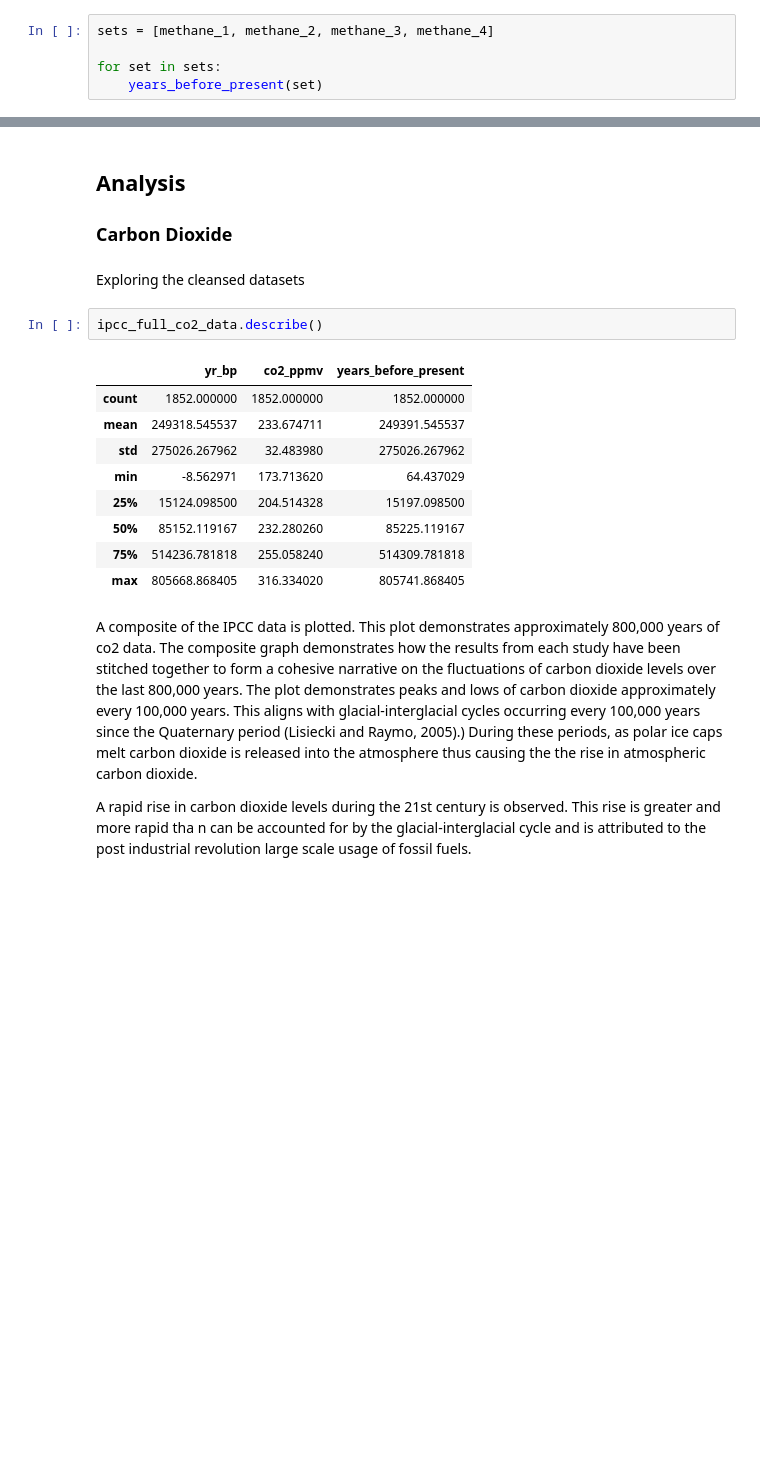
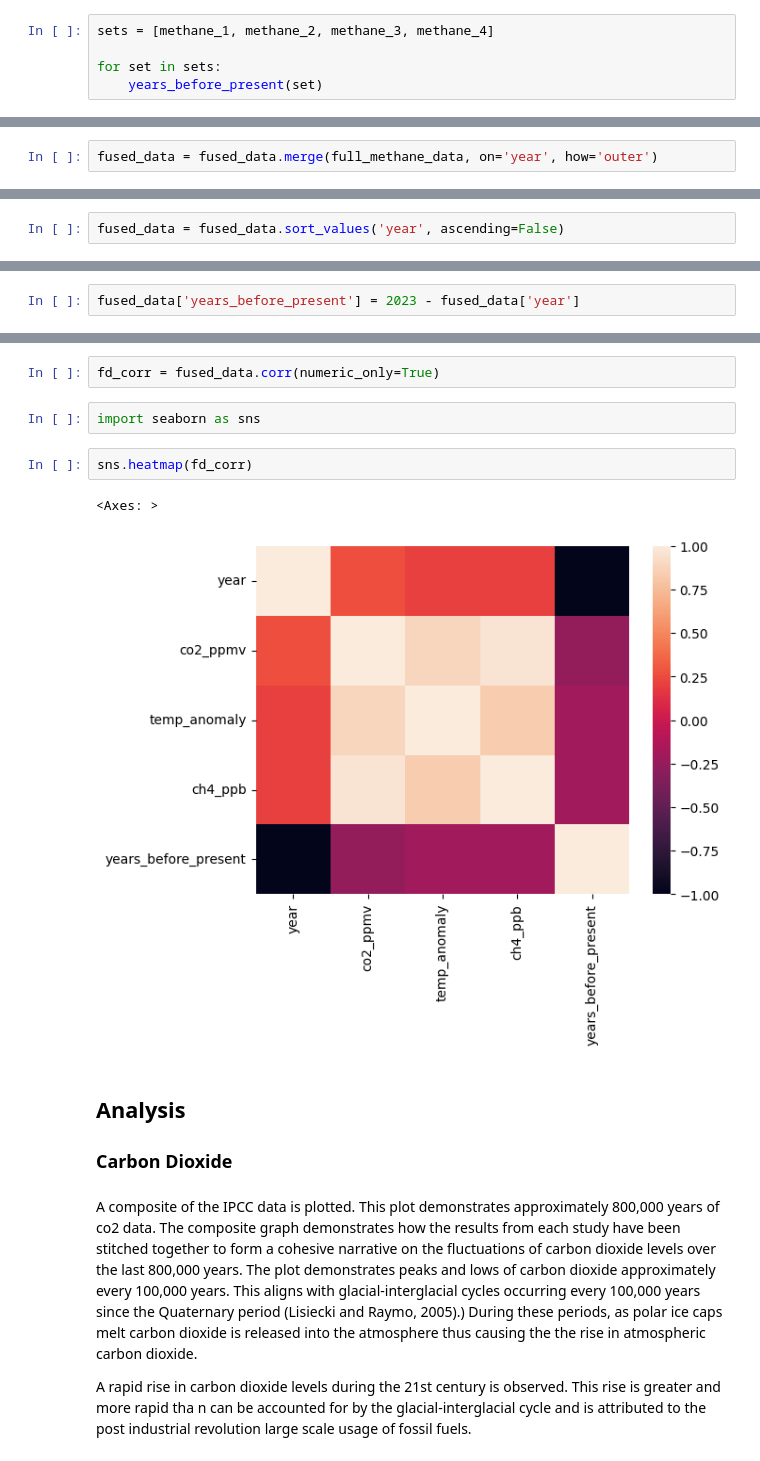
Before and after one commit to humphs078/Owner-avatar-programming_for_data_analysis_assignment_2, a Jupyter notebook: submission.ipynb, the cells around one changed output, grey strips where cells are left out. Cells and saved outputs as stored; diff of their text form; blank space fills up the shorter version.

Commit message:
Clean up repo to remove unneeded rough work. Manually transform raw temperature data from Jouzel. Add more plots in analysis section.

```diff
--- a/submission.ipynb
+++ b/submission.ipynb
@@ -615,0 +764,2 @@ for set in sets:
+# %%
+fused_data = fused_data.merge(full_methane_data, on='year', how='outer')
@@ -615,0 +768,2 @@ for set in sets:
+# %%
+fused_data = fused_data.sort_values('year', ascending=False)
@@ -615,0 +772,2 @@ for set in sets:
+# %%
+fused_data['years_before_present'] = 2023 - fused_data['year']
@@ -616,21 +818,16 @@ for set in sets:
+# %%
+fd_corr = fused_data.corr(numeric_only=True)
+# %%
+import seaborn as sns
+# %%
+sns.heatmap(fd_corr)
+# %% [output]
+<Axes: >
+[figure, added]
 # %% [markdown]
 ## Analysis <a id="analysis"></a>
 
 ### Carbon Dioxide <a id="carbon_dioxide"></a>
-# %% [markdown]
-Exploring the cleansed datasets
-# %%
-ipcc_full_co2_data.describe()
-# %% [output]
-|  | yr_bp | co2_ppmv | years_before_present |
-| count | 1852.000000 | 1852.000000 | 1852.000000 |
-| mean | 249318.545537 | 233.674711 | 249391.545537 |
-| std | 275026.267962 | 32.483980 | 275026.267962 |
-| min | -8.562971 | 173.713620 | 64.437029 |
-| 25% | 15124.098500 | 204.514328 | 15197.098500 |
-| 50% | 85152.119167 | 232.280260 | 85225.119167 |
-| 75% | 514236.781818 | 255.058240 | 514309.781818 |
-| max | 805668.868405 | 316.334020 | 805741.868405 |
 # %% [markdown]
 A composite of the IPCC data is plotted. This plot demonstrates approximately 800,000 years of co2 data. The composite graph demonstrates how the results from each study have been stitched together to form a cohesive narrative on the fluctuations of  carbon dioxide levels over the last 800,000 years. The plot demonstrates peaks and lows of carbon dioxide approximately every 100,000 years. This aligns with glacial-interglacial cycles occurring every 100,000 years since the Quaternary period (Lisiecki and Raymo, 2005).) During these periods, as polar ice caps melt carbon dioxide is released into the atmosphere thus causing the the rise in atmospheric carbon dioxide.
 
```
Also changed, not shown: parts of 59 cells of this notebook, 4 other files.
